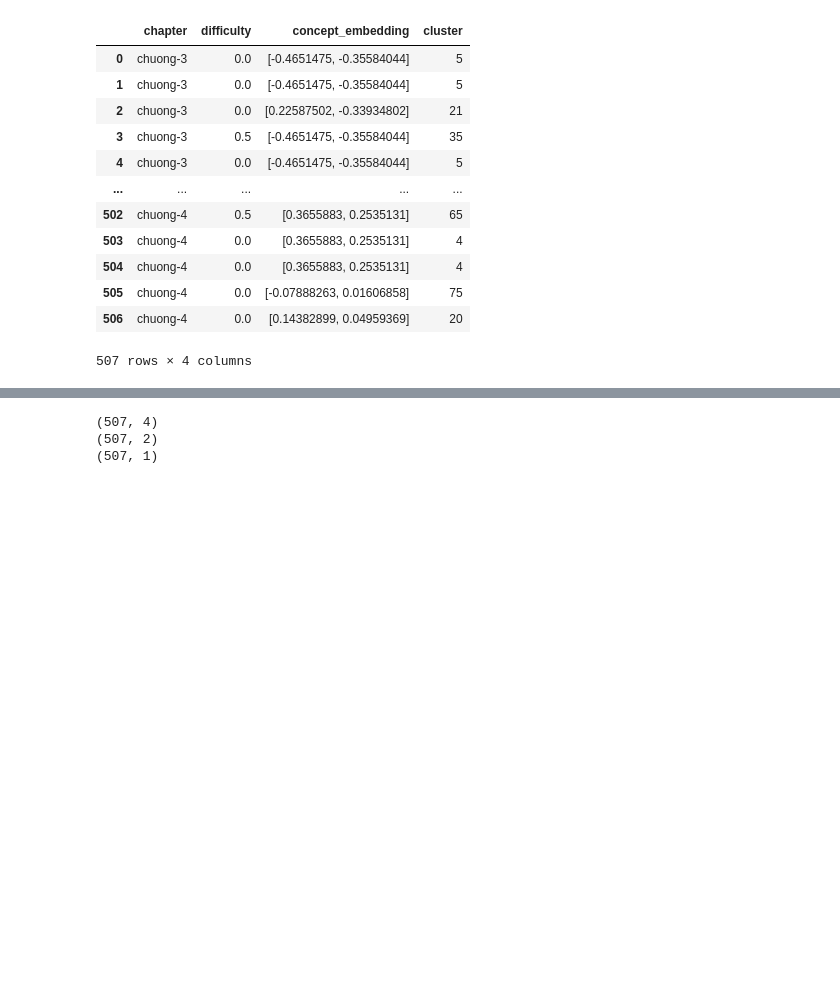
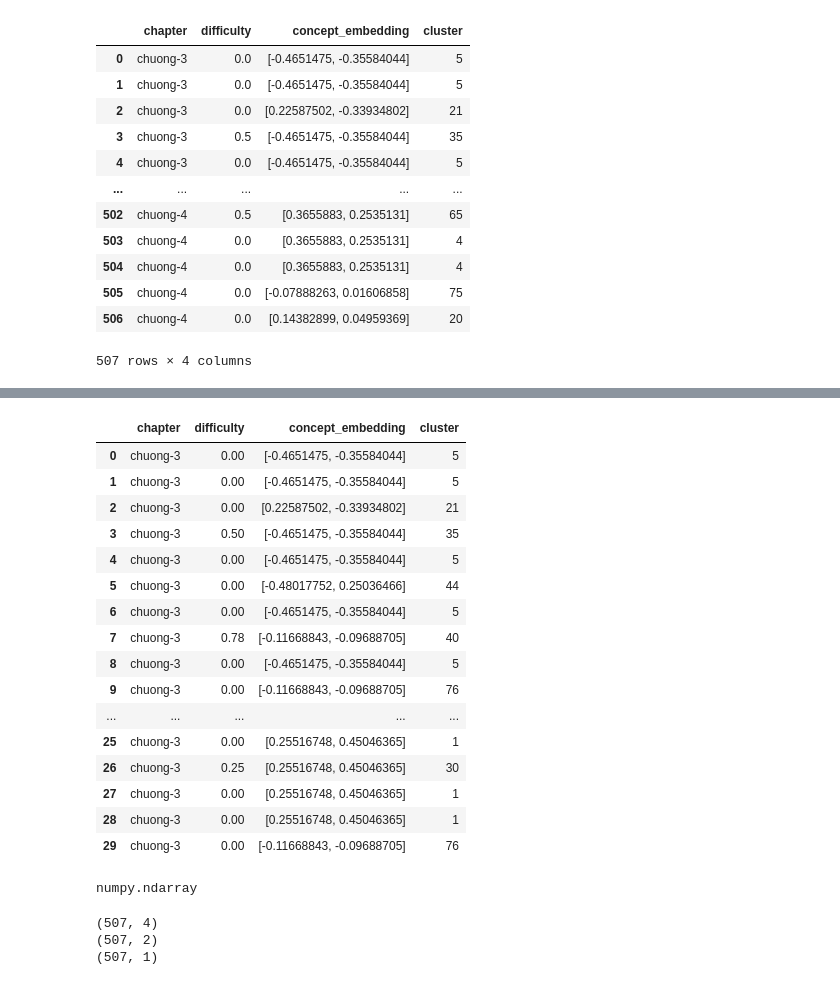
Before and after one commit to Nopnoplaaivay/content-based-filtering-scoreup, a Jupyter notebook: test.ipynb, the cells around one changed output, grey strips where cells are left out. Drawn from its saved outputs; the diff is of its cells as text; code cells hidden in the pictures; blank space fills up the shorter version.

```diff
--- a/test.ipynb
+++ b/test.ipynb
@@ -32,3 +55,27 @@ questions_df
+# %%
+questions_df.head(30)
+# %% [output]
+|  | chapter | difficulty | concept_embedding | cluster |
+| 0 | chuong-3 | 0.00 | [-0.4651475, -0.35584044] | 5 |
+| 1 | chuong-3 | 0.00 | [-0.4651475, -0.35584044] | 5 |
+| 2 | chuong-3 | 0.00 | [0.22587502, -0.33934802] | 21 |
+| 3 | chuong-3 | 0.50 | [-0.4651475, -0.35584044] | 35 |
+| 4 | chuong-3 | 0.00 | [-0.4651475, -0.35584044] | 5 |
+| 5 | chuong-3 | 0.00 | [-0.48017752, 0.25036466] | 44 |
+| 6 | chuong-3 | 0.00 | [-0.4651475, -0.35584044] | 5 |
+| 7 | chuong-3 | 0.78 | [-0.11668843, -0.09688705] | 40 |
+| 8 | chuong-3 | 0.00 | [-0.4651475, -0.35584044] | 5 |
+| 9 | chuong-3 | 0.00 | [-0.11668843, -0.09688705] | 76 |
+| ... | ... | ... | ... | ... |
+| 25 | chuong-3 | 0.00 | [0.25516748, 0.45046365] | 1 |
+| 26 | chuong-3 | 0.25 | [0.25516748, 0.45046365] | 30 |
+| 27 | chuong-3 | 0.00 | [0.25516748, 0.45046365] | 1 |
+| 28 | chuong-3 | 0.00 | [0.25516748, 0.45046365] | 1 |
+| 29 | chuong-3 | 0.00 | [-0.11668843, -0.09688705] | 76 |
+# %%
+type(questions_df['concept_embedding'].iloc[0])
+# %% [output]
+numpy.ndarray
 # %%
 encoder = OneHotEncoder()
 chapter_encoded = encoder.fit_transform(questions_df[['chapter']]).toarray()
```
Also changed, not shown: parts of 3 cells of this notebook, 16 other files.
